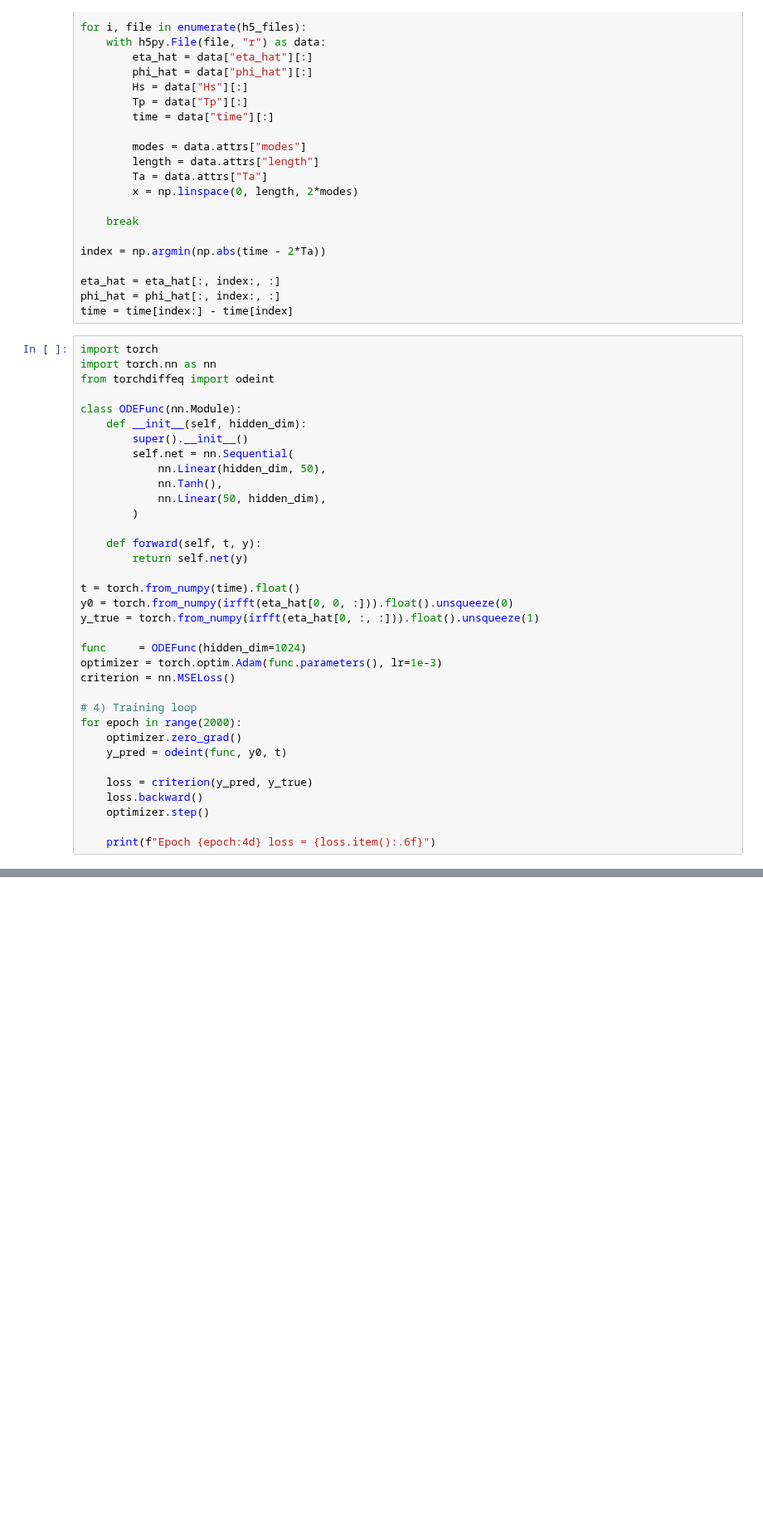
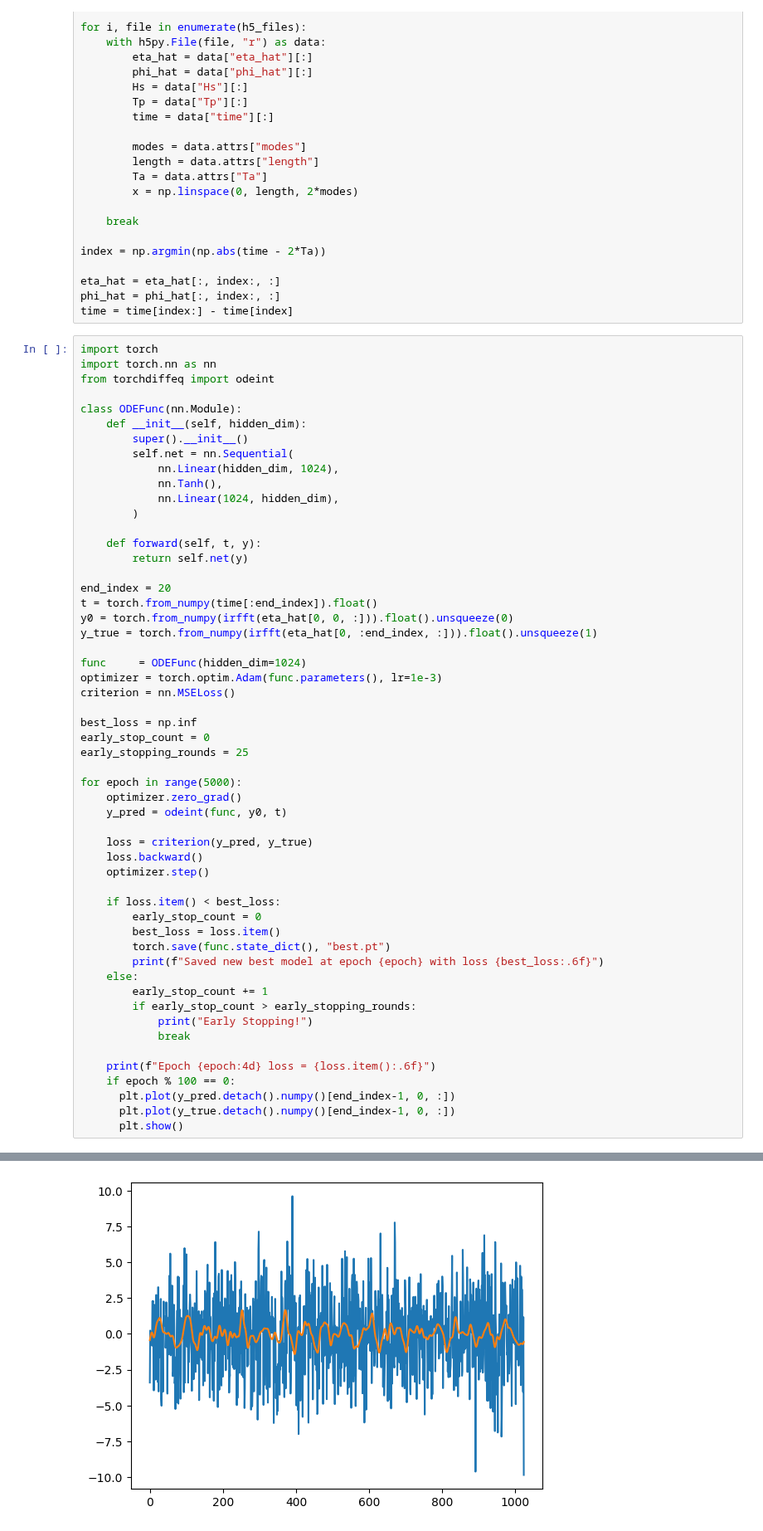
Before and after one commit to VegardBaa/HOSim, a Jupyter notebook: ML/NODE.ipynb, the cells around one changed output, grey strips where cells are left out. Shown at 83% size. Drawn from its saved outputs; the diff is of its cells as text; blank space fills up the shorter version.

```diff
--- a/ML/NODE.ipynb
+++ b/ML/NODE.ipynb
@@ -49,24 +49,28 @@ class ODEFunc(nn.Module):
     def __init__(self, hidden_dim):
         super().__init__()
         self.net = nn.Sequential(
-            nn.Linear(hidden_dim, 50),
+            nn.Linear(hidden_dim, 1024),
             nn.Tanh(),
-            nn.Linear(50, hidden_dim),
+            nn.Linear(1024, hidden_dim),
         )
 
     def forward(self, t, y):
         return self.net(y)
 
-t = torch.from_numpy(time).float()
+end_index = 20
+t = torch.from_numpy(time[:end_index]).float()
 y0 = torch.from_numpy(irfft(eta_hat[0, 0, :])).float().unsqueeze(0)
-y_true = torch.from_numpy(irfft(eta_hat[0, :, :])).float().unsqueeze(1)
+y_true = torch.from_numpy(irfft(eta_hat[0, :end_index, :])).float().unsqueeze(1)
 
 func     = ODEFunc(hidden_dim=1024)
 optimizer = torch.optim.Adam(func.parameters(), lr=1e-3)
 criterion = nn.MSELoss()
 
-# 4) Training loop
-for epoch in range(2000):
+best_loss = np.inf
+early_stop_count = 0
+early_stopping_rounds = 25
+
+for epoch in range(5000):
     optimizer.zero_grad()
     y_pred = odeint(func, y0, t)
 
@@ -74,5 +78,20 @@ for epoch in range(2000):
     loss.backward()
     optimizer.step()
 
+    if loss.item() < best_loss:
+        early_stop_count = 0
+        best_loss = loss.item()
+        torch.save(func.state_dict(), "best.pt")
+        print(f"Saved new best model at epoch {epoch} with loss {best_loss:.6f}")
+    else:
+        early_stop_count += 1
+        if early_stop_count > early_stopping_rounds:
+            print("Early Stopping!")
+            break
+
     print(f"Epoch {epoch:4d} loss = {loss.item():.6f}")
+    if epoch % 100 == 0:
+      plt.plot(y_pred.detach().numpy()[end_index-1, 0, :])
+      plt.plot(y_true.detach().numpy()[end_index-1, 0, :])
+      plt.show()
 # %% [output]
@@ -95,0 +100 @@ Epoch  112 loss = 2202.511963
+[figure, added]
```
Also changed, not shown: parts of 3 cells of this notebook, 4 other files.
